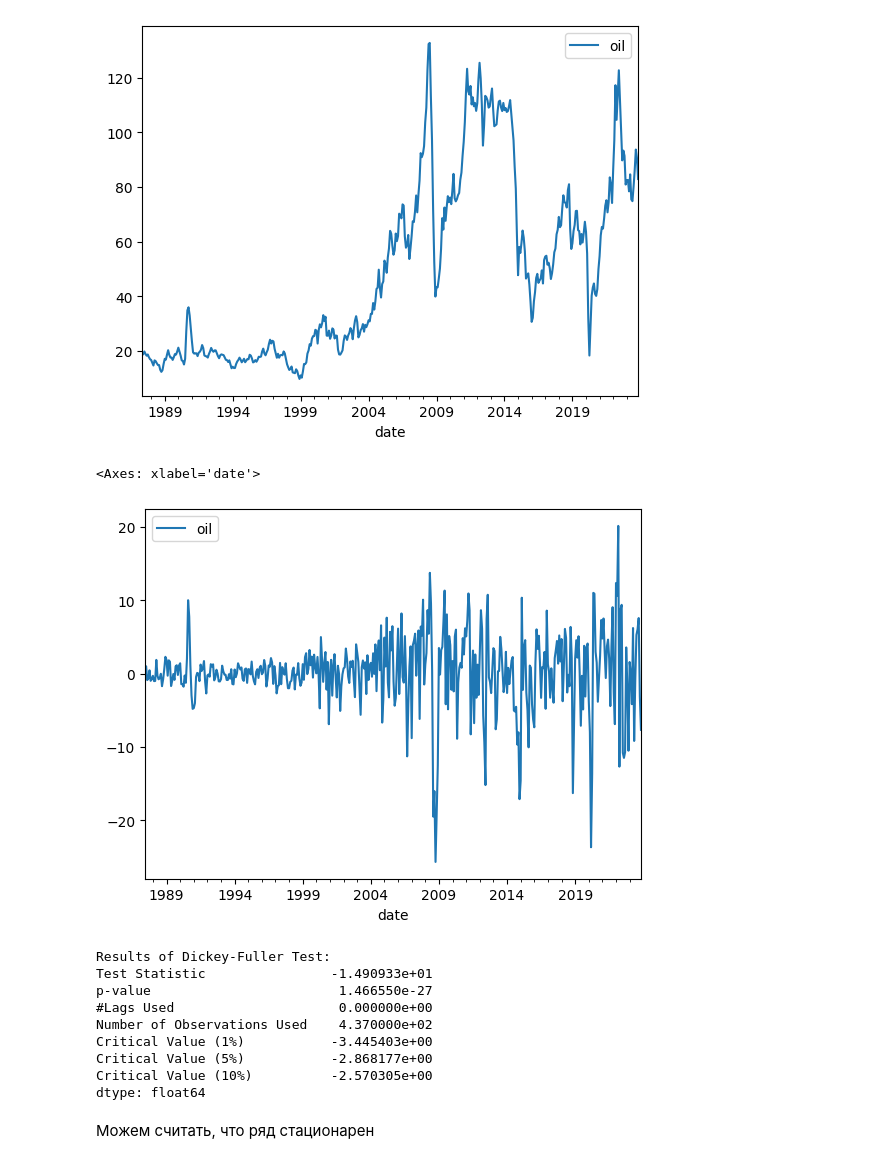
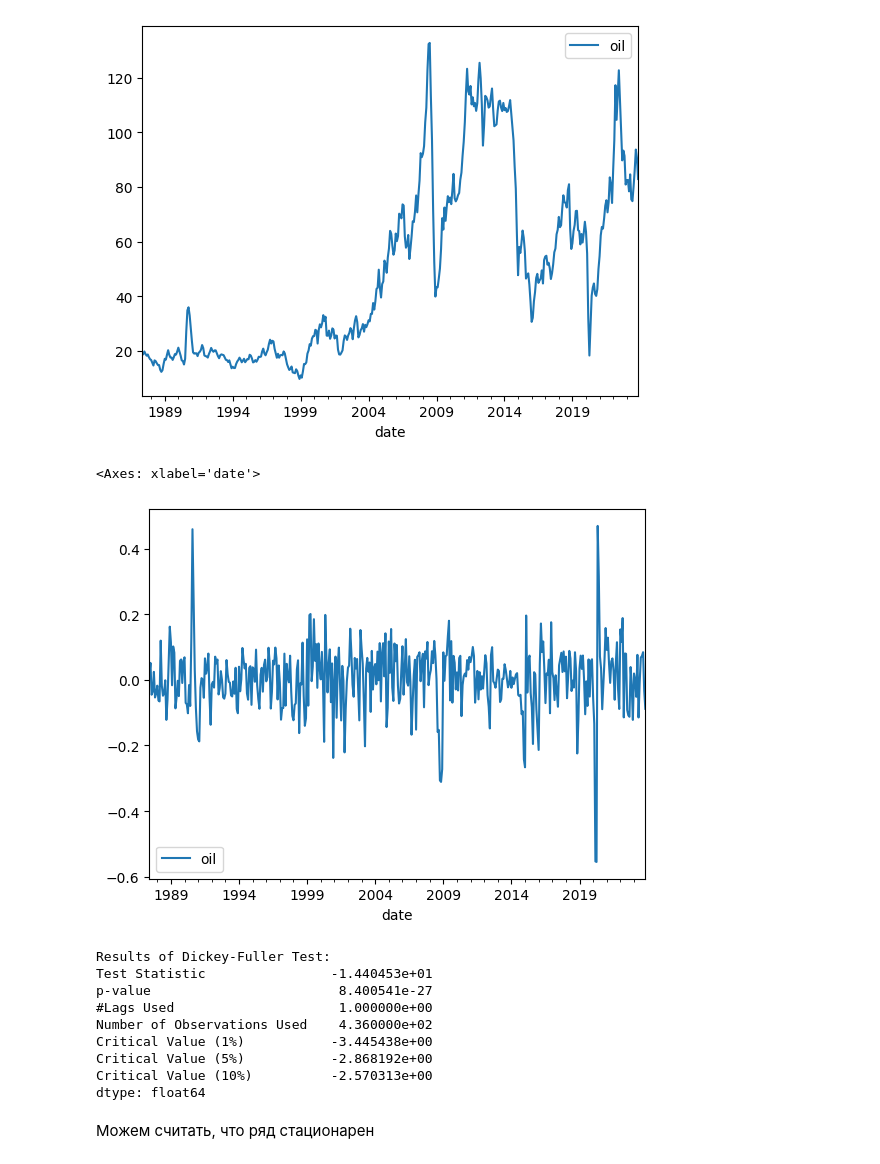
Before and after one commit to bborisggg/hw_econometrics, a Jupyter notebook: hw_econometrics.ipynb, the cells around one changed output. Cells and saved outputs as stored; diff of their text form; code cells hidden in the pictures.

```diff
--- a/hw_econometrics.ipynb
+++ b/hw_econometrics.ipynb
@@ -70,22 +70,22 @@ oil.plot()
 <Axes: xlabel='date'>
 [figure]
 # %%
-d_oil = oil.diff().iloc[1:]
+d_oil = (np.log(oil)-np.log(oil.shift(1))).iloc[1:]
 d_oil.plot()
 # %% [output]
 <Axes: xlabel='date'>
-[figure, old version]
+[figure, new version]
 # %%
 adf_test(d_oil, maxlag=12, regression='c', autolag='BIC')
 # %% [output]
 Results of Dickey-Fuller Test:
-Test Statistic                -1.490933e+01
-p-value                        1.466550e-27
-#Lags Used                     0.000000e+00
-Number of Observations Used    4.370000e+02
-Critical Value (1%)           -3.445403e+00
-Critical Value (5%)           -2.868177e+00
-Critical Value (10%)          -2.570305e+00
+Test Statistic                -1.440453e+01
+p-value                        8.400541e-27
+#Lags Used                     1.000000e+00
+Number of Observations Used    4.360000e+02
+Critical Value (1%)           -3.445438e+00
+Critical Value (5%)           -2.868192e+00
+Critical Value (10%)          -2.570313e+00
 dtype: float64
 # %% [markdown]
 Можем считать, что ряд стационарен
```
Also changed, not shown: parts of 17 cells of this notebook.
